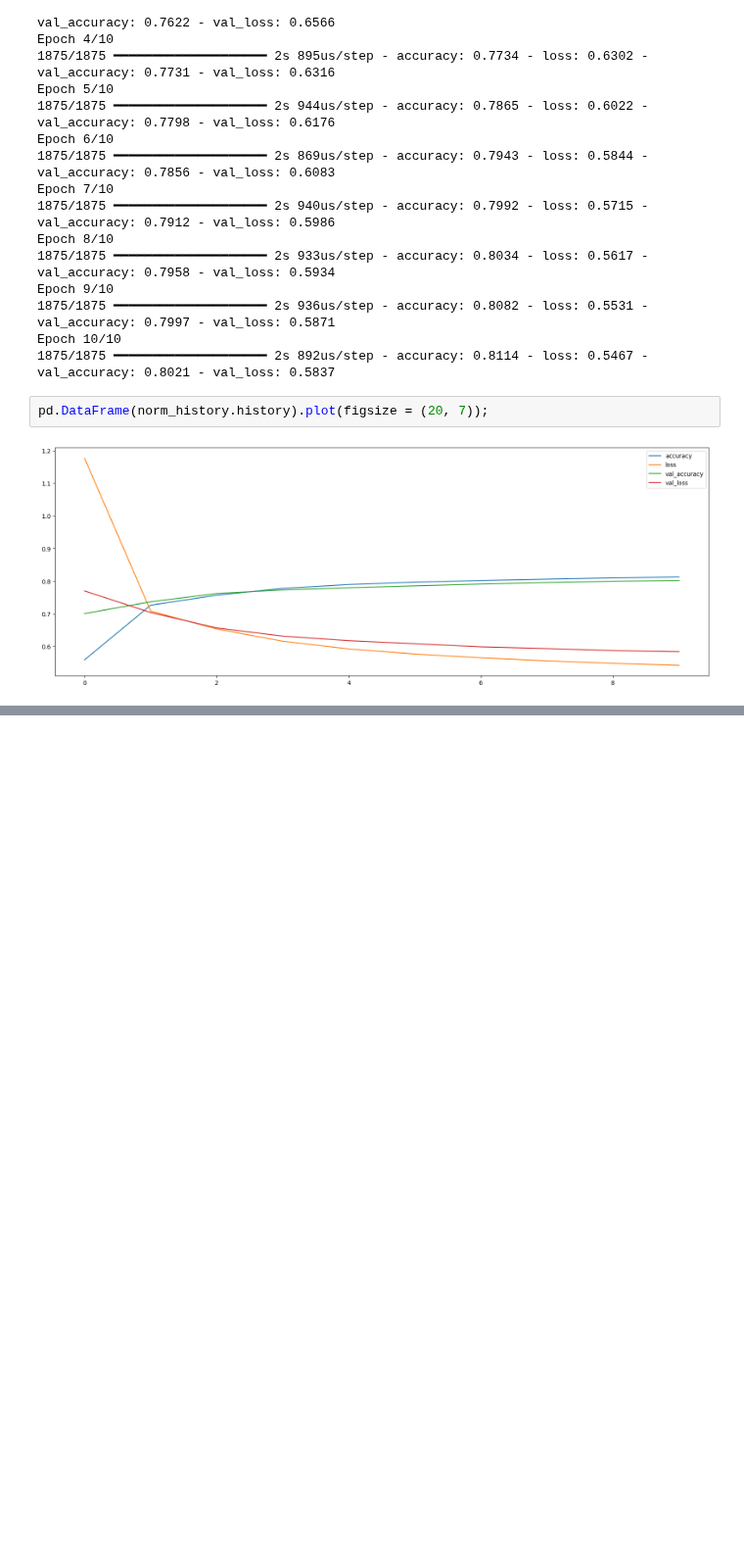
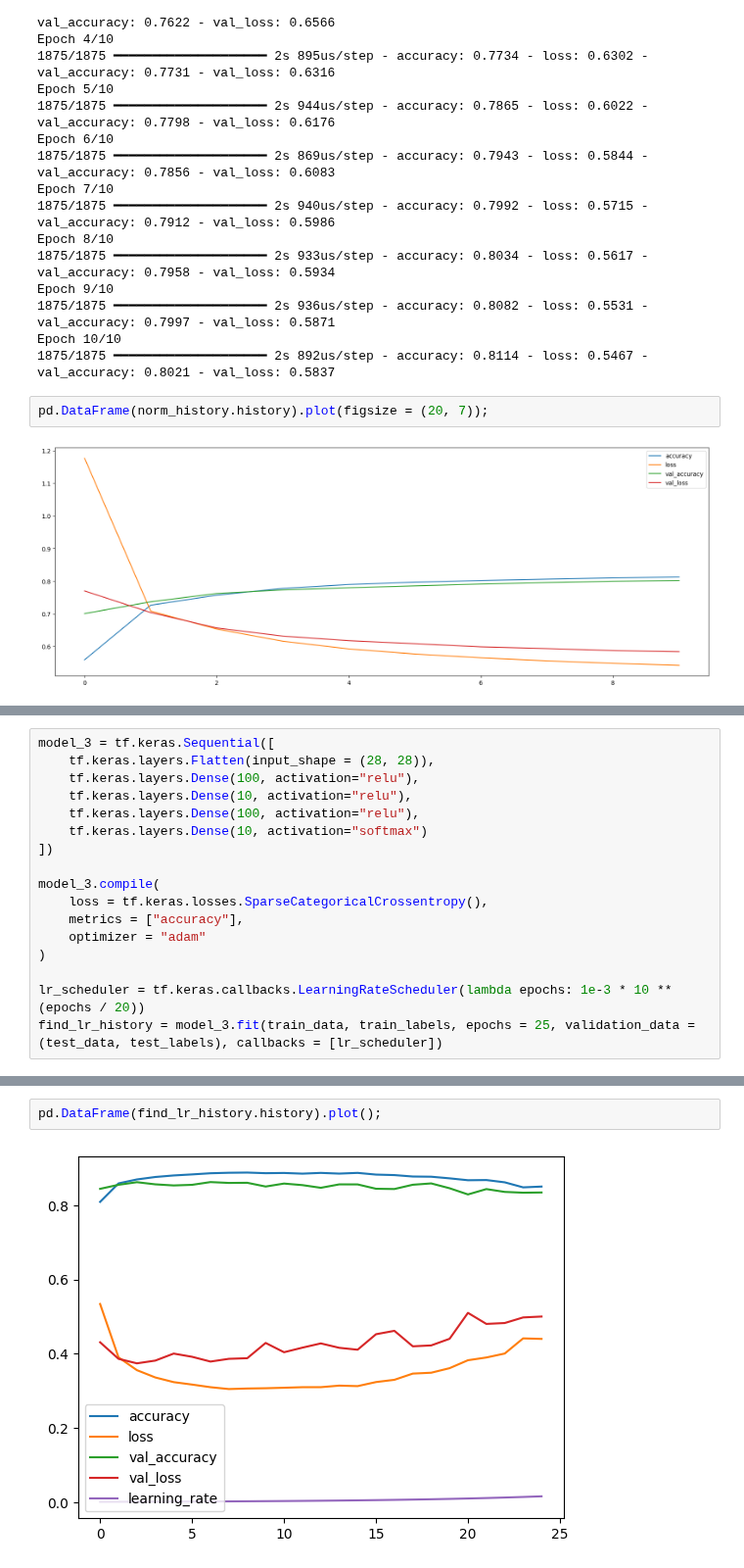
Before and after one commit to akshat-shethia/Deep_Learning, a Jupyter notebook: TensorFlow_For_Deep_Learning/My_02_neural_network_classification_in_tensorflow_Fashion_MNSIT.ipynb, the cells around one changed output, grey strips where cells are left out. Shown at 98% size. Drawn from its saved outputs; the diff is of its cells as text; blank space fills up the shorter version.

```diff
--- a/TensorFlow_For_Deep_Learning/My_02_neural_network_classification_in_tensorflow_Fashion_MNSIT.ipynb
+++ b/TensorFlow_For_Deep_Learning/My_02_neural_network_classification_in_tensorflow_Fashion_MNSIT.ipynb
@@ -201,0 +211,17 @@ pd.DataFrame(norm_history.history).plot(figsize = (20, 7));
+# %%
+model_3 = tf.keras.Sequential([
+    tf.keras.layers.Flatten(input_shape = (28, 28)),
+    tf.keras.layers.Dense(100, activation="relu"),
+    tf.keras.layers.Dense(10, activation="relu"),
+    tf.keras.layers.Dense(100, activation="relu"),
+    tf.keras.layers.Dense(10, activation="softmax")
+])
+
+model_3.compile(
+    loss = tf.keras.losses.SparseCategoricalCrossentropy(),
+    metrics = ["accuracy"],
+    optimizer = "adam"
+)
+
+lr_scheduler = tf.keras.callbacks.LearningRateScheduler(lambda epochs: 1e-3 * 10 ** (epochs / 20))
+find_lr_history = model_3.fit(train_data, train_labels, epochs = 25, validation_data = (test_data, test_labels), callbacks = [lr_scheduler])
@@ -201,0 +246,4 @@ pd.DataFrame(norm_history.history).plot(figsize = (20, 7));
+# %%
+pd.DataFrame(find_lr_history.history).plot();
+# %% [output]
+[figure, added]
```
Also changed, not shown: parts of 5 cells of this notebook, 1 other file.
